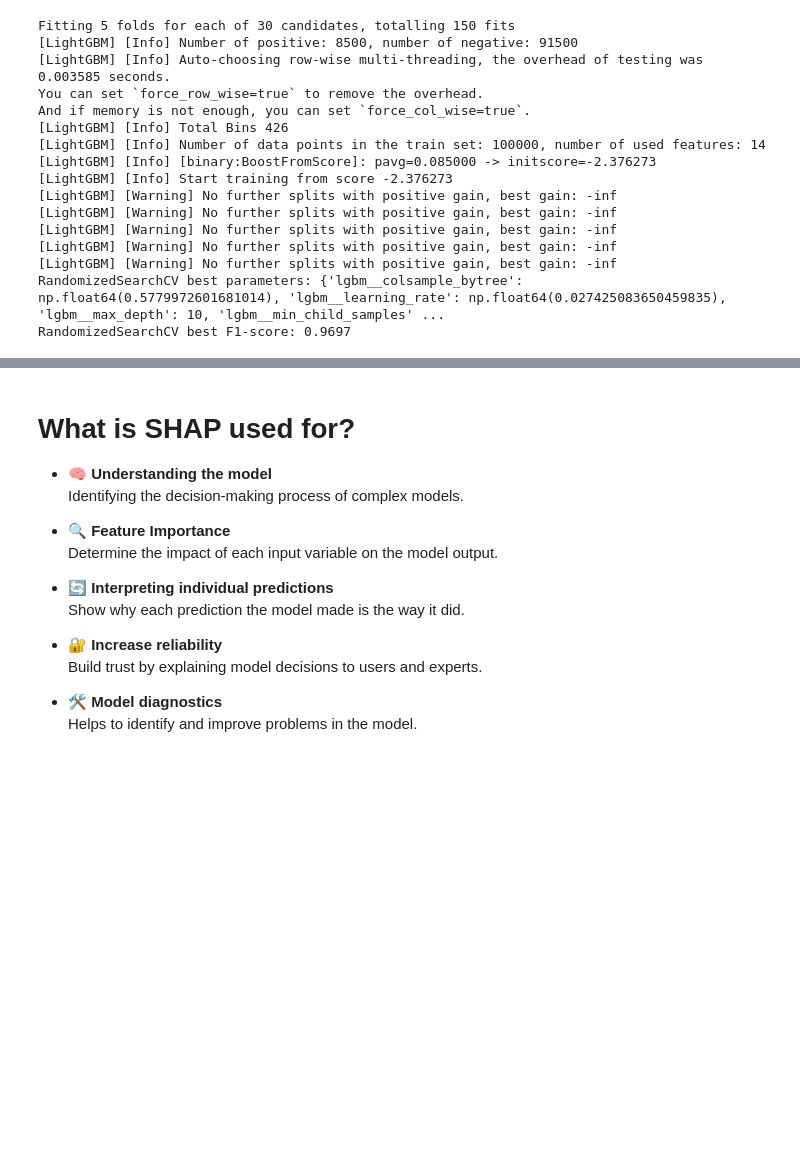
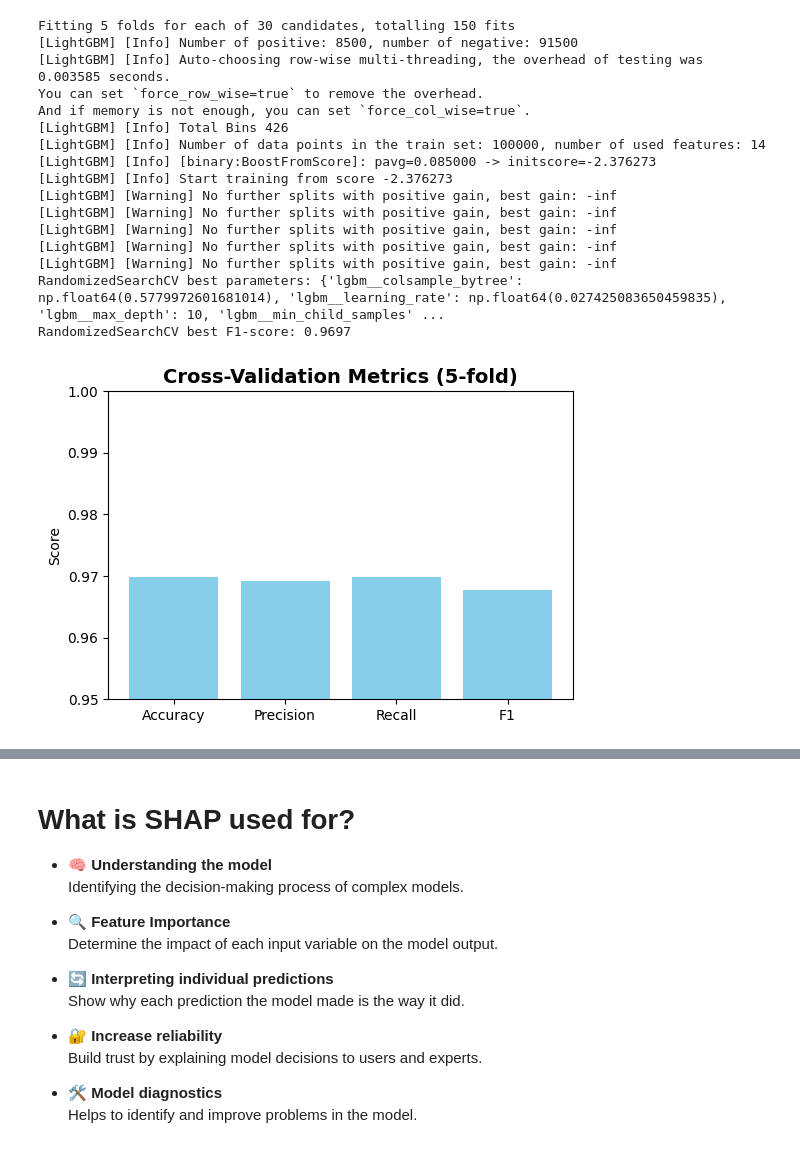
Before and after one commit to rasulbekdeveloper907/MY_PORTFOLIO, a Jupyter notebook: DIABETES_PREDICTION/Diabetes_Prediction.ipynb, the cells around one changed output, grey strips where cells are left out. Saved outputs shown, nothing was run; the diff lists cells and outputs as text; code cells hidden in the pictures; blank space fills up the shorter version.

```diff
--- a/DIABETES_PREDICTION/Diabetes_Prediction.ipynb
+++ b/DIABETES_PREDICTION/Diabetes_Prediction.ipynb
@@ -894,3 +931,23 @@ And if memory is not enough, you can set `force_col_wise=true`.
 [LightGBM] [Warning] No further splits with positive gain, best gain: -inf
 RandomizedSearchCV best parameters: {'lgbm__colsample_bytree': np.float64(0.5779972601681014), 'lgbm__learning_rate': np.float64(0.027425083650459835), 'lgbm__max_depth': 10, 'lgbm__min_child_samples' ...
 RandomizedSearchCV best F1-score: 0.9697
+# %%
+import pandas as pd
+import matplotlib.pyplot as plt
+
+# Cross-validation natijalari
+cv_data = {
+    "Metric": ["Accuracy", "Precision", "Recall", "F1"],
+    "Value": [0.9699, 0.9692, 0.9699, 0.9677]
+}
+df_cv = pd.DataFrame(cv_data)
+
+# --- Bar chart ---
+plt.figure(figsize=(6,4))
+plt.bar(df_cv["Metric"], df_cv["Value"], color="skyblue")
+plt.title("Cross-Validation Metrics (5-fold)", fontsize=14, fontweight="bold")
+plt.ylim(0.95, 1.0)
+plt.ylabel("Score")
+plt.show()
+# %% [output]
+[figure, added]
```
Also changed, not shown: parts of 5 cells of this notebook.
